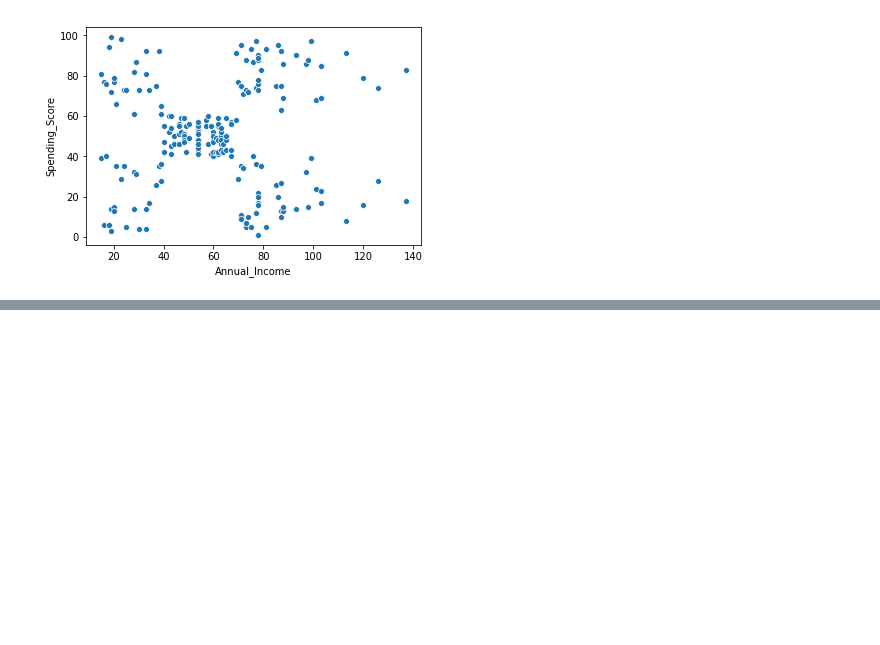
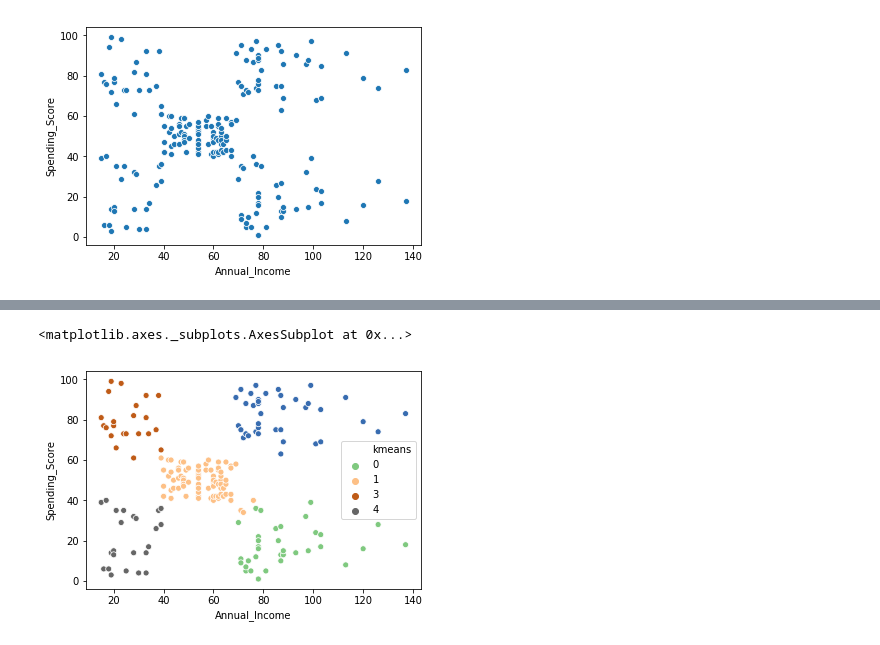
Before and after one commit to Paphawit/Projects, a Jupyter notebook: Mall_Customer_Segmentation/Mall_Customer_Segmentation.ipynb, the cells around one changed output, grey strips where cells are left out. Drawn from its saved outputs; the diff is of its cells as text; code cells hidden in the pictures; blank space fills up the shorter version.

```diff
--- a/Mall_Customer_Segmentation/Mall_Customer_Segmentation.ipynb
+++ b/Mall_Customer_Segmentation/Mall_Customer_Segmentation.ipynb
@@ -98,3 +86,6 @@ sns.scatterplot(data=df2,x='Annual_Income',y='Spending_Score')
 # %% [output]
 <matplotlib.axes._subplots.AxesSubplot at 0x...>
 [figure]
+# %%
+X = df[['Annual_Income','Spending_Score']]
+X.head()
@@ -100,0 +99,7 @@ sns.scatterplot(data=df2,x='Annual_Income',y='Spending_Score')
+# %%
+kmeans = KMeans(n_clusters=5,random_state=0)
+kmeans.fit(X)
+y_kmeans = kmeans.predict(X)
+y_kmeans
+K = pd.DataFrame(y_kmeans,columns=['kmeans'])
+K.head()
@@ -100,0 +113,3 @@ sns.scatterplot(data=df2,x='Annual_Income',y='Spending_Score')
+# %%
+Z = pd.concat([X,K], axis=1)
+Z.head()
@@ -100,0 +123,6 @@ sns.scatterplot(data=df2,x='Annual_Income',y='Spending_Score')
+# %%
+sns.scatterplot(data=Z,x='Annual_Income',y='Spending_Score',hue='kmeans',palette='Accent')
+#After plotting this, we found five significants segmentations of customer as the graph show.
+# %% [output]
+<matplotlib.axes._subplots.AxesSubplot at 0x...>
+[figure, added]
```
Also changed, not shown: parts of 5 cells of this notebook, 1 other file.
